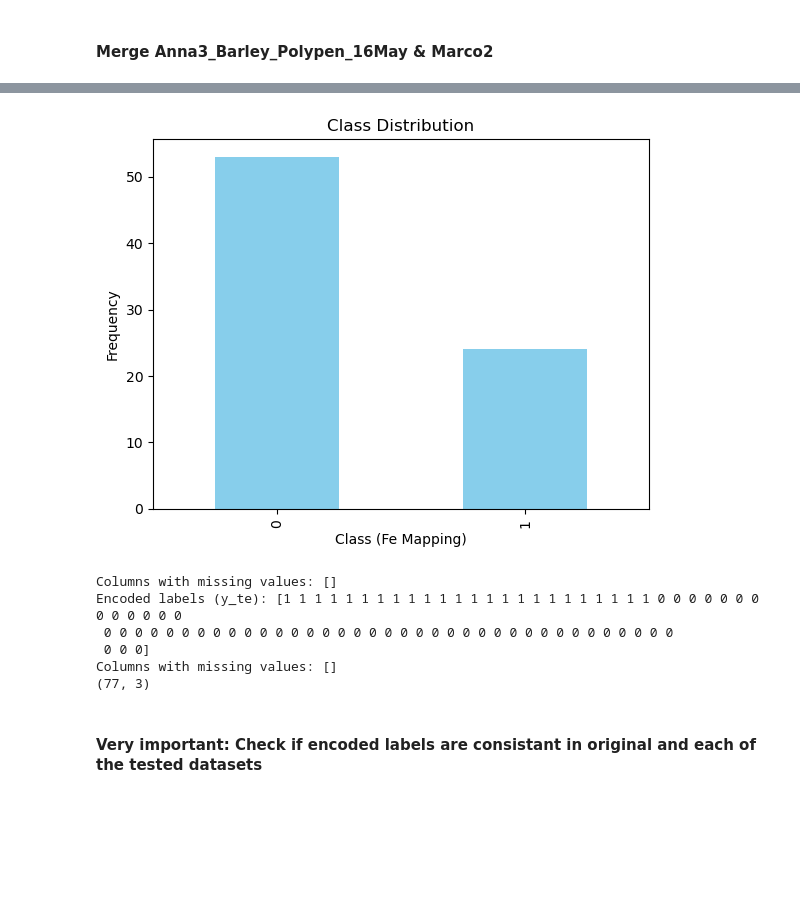
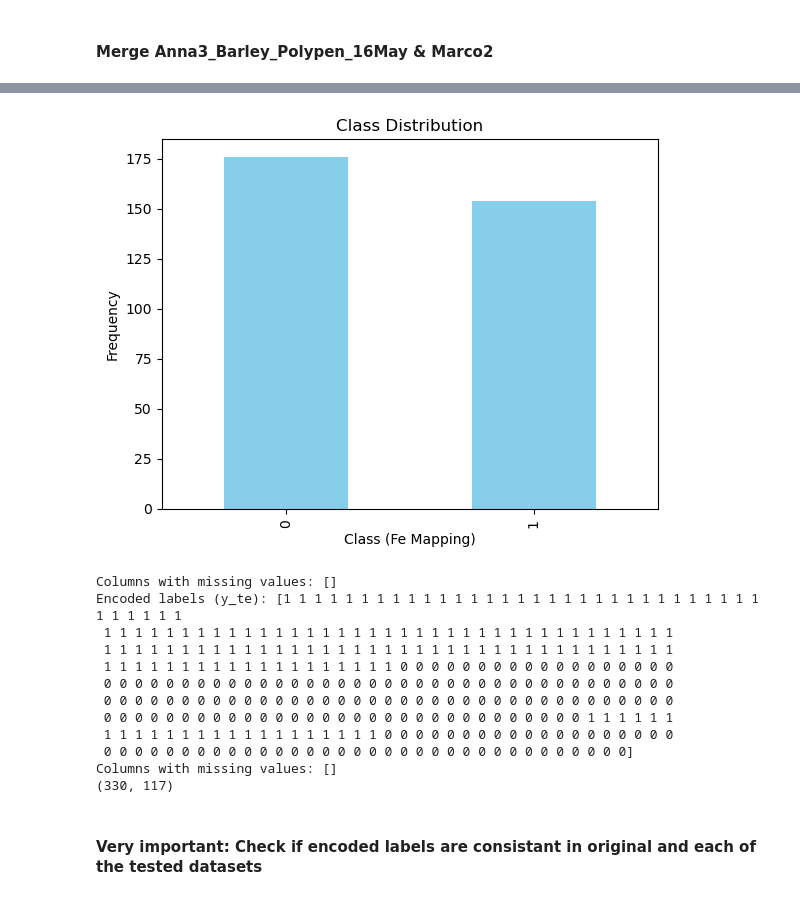
Before and after one commit to hsnvnd/Plant_Lab_Tasks, a Jupyter notebook: Hyperspectral_FeDeficiency_BiClassification/Hyperspectral_FeDeficiency_BiClassification_Marco2.ipynb, the cells around one changed output, grey strips where cells are left out. Cells and saved outputs as stored; diff of their text form; code cells hidden in the pictures; blank space fills up the shorter version.

```diff
--- a/Hyperspectral_FeDeficiency_BiClassification/Hyperspectral_FeDeficiency_BiClassification_Marco2.ipynb
+++ b/Hyperspectral_FeDeficiency_BiClassification/Hyperspectral_FeDeficiency_BiClassification_Marco2.ipynb
@@ -61,7 +61,7 @@ data = data.drop(columns=['Leaf'])
 # If you want "All Wavelengths in Marco2, except for the last feature that does not exist in the Original dataset" ---> [397-792] or 135 features
 # X = data.iloc[:, 3:138]
 # If you want "trimmed Wavelengths in Marco2, except for the last feature that does not exist in the Original dataset" ---> [449-792] or 117 features
-# X = data.iloc[:, 21:138]
+X = data.iloc[:, 21:138]
 
 ###################### OLD ANALYSIS ######################
 # select only important Wavelengths introduced by SHAP, Remove "reduced-related" codes for these states
@@ -110,7 +110,7 @@ data = data.drop(columns=['Leaf'])
 # desired_columns=['X702.58', 'X699.60', 'X525.10']
 
 
-X = data[desired_columns]
+# X = data[desired_columns]
 y = data['Thesis']
 # if you execute "original dataset" as train/ Phase1, then comment the encoding lines below
 # Encode the 'Thesis' column
@@ -245,16 +245,14 @@ Number of features with 0.0 importance: 0
 # # Anna3_Marco2.to_csv('Merged_Anna3_Marco2.txt', sep='\t', index=False, header=False)
 # %%
 # Step 2: Load and process the second dataset
-# Load Marco2
-# test_df = pd.read_csv('Marco2.txt', delimiter='\t')
 # Load Merged file of Anna3&Marco2
-# test_df = pd.read_csv('Merged_Anna3_Marco2.txt', delimiter='\t')
+test_df = pd.read_csv('Merged_Anna3_Marco2.txt', delimiter='\t')
 
 # Phase3, test index on each plant tupe of the test set individually. Marco2 has Lupine, Anna3 has Barely
 # read only Anna3's rows, the Barely crop
 # test_df = pd.read_csv('Merged_Anna3_Marco2.txt', delimiter='\t', nrows=253)
 # read only Marco2's rows, the Lupine crop
-test_df = pd.read_csv('Merged_Anna3_Marco2.txt', delimiter='\t', skiprows=range(1, 254))
+# test_df = pd.read_csv('Merged_Anna3_Marco2.txt', delimiter='\t', skiprows=range(1, 254))
 
 print (test_df)
 
@@ -262,10 +260,12 @@ print (test_df)
 test_feature_names = test_df.columns[3:]  #397-792 must be filtered
 print("test_feature_names are:",len(test_feature_names))
 # Rename the "treatment" column to "Name" in df_Marco2
-df_Marco2.rename(columns={'treatment': 'Name'}, inplace=True)
-
+# df_Marco2.rename(columns={'treatment': 'Name'}, inplace=True)
+test_df.rename(columns={'treatment': 'Name'}, inplace=True)
+print("**********")
+print(test_df.columns)
 # Verify the column name change
-print(df_Marco2.columns)
+# print(df_Marco2.columns)
 
 # Step 3: Match feature names between the two datasets
 # Match features by comparing numeric parts (ignoring the "X" prefix)
@@ -291,6 +291,28 @@ print("Shape of y_te (labels from second file):", y_te.shape)
 
 X_te.columns = X.columns  # Update the column names to match those in X
 print(X_te.head())
+
+# save the results
+# Extract the first 3 columns (metadata)
+# metadata_columns = test_df.iloc[:, :3]
+# # Combine with filtered features
+# output_df = pd.concat([metadata_columns, X_te], axis=1)
+# # Save to a tab-delimited .txt file
+# output_df.to_csv('Processed_Test_Set.txt', sep='\t', index=False)
+
+# Step 1: Extract first 3 metadata columns
+metadata_columns = test_df.iloc[:, :3]
+# Step 2: Combine with matched features
+output_df = pd.concat([metadata_columns, X_te], axis=1)
+# Step 3: Create 'Specie' column (first 254 rows: 'Barely', rest: 'Lupine')
+specie_column = ['Barely'] * 253 + ['Lupine'] * (output_df.shape[0] - 253)
+# Step 4: Insert 'Specie' as the first column
+output_df.insert(0, 'Specie', specie_column)
+# Step 5: Save to tab-delimited .txt file
+output_df.to_csv('Processed_Test_Set.txt', sep='\t', index=False)
+
+
+
 
 # Check class distribution
 class_distribution = y_te.value_counts()
@@ -347,11 +369,17 @@ print(X_scaled_te.shape)
 Name: count, dtype: int64
-[figure, old version]
+[figure, new version]
 Columns with missing values: []
-Encoded labels (y_te): [1 1 1 1 1 1 1 1 1 1 1 1 1 1 1 1 1 1 1 1 1 1 1 1 0 0 0 0 0 0 0 0 0 0 0 0 0
+Encoded labels (y_te): [1 1 1 1 1 1 1 1 1 1 1 1 1 1 1 1 1 1 1 1 1 1 1 1 1 1 1 1 1 1 1 1 1 1 1 1 1
+ 1 1 1 1 1 1 1 1 1 1 1 1 1 1 1 1 1 1 1 1 1 1 1 1 1 1 1 1 1 1 1 1 1 1 1 1 1
+ 1 1 1 1 1 1 1 1 1 1 1 1 1 1 1 1 1 1 1 1 1 1 1 1 1 1 1 1 1 1 1 1 1 1 1 1 1
+ 1 1 1 1 1 1 1 1 1 1 1 1 1 1 1 1 1 1 1 0 0 0 0 0 0 0 0 0 0 0 0 0 0 0 0 0 0
  0 0 0 0 0 0 0 0 0 0 0 0 0 0 0 0 0 0 0 0 0 0 0 0 0 0 0 0 0 0 0 0 0 0 0 0 0
- 0 0 0]
+ 0 0 0 0 0 0 0 0 0 0 0 0 0 0 0 0 0 0 0 0 0 0 0 0 0 0 0 0 0 0 0 0 0 0 0 0 0
+ 0 0 0 0 0 0 0 0 0 0 0 0 0 0 0 0 0 0 0 0 0 0 0 0 0 0 0 0 0 0 0 1 1 1 1 1 1
+ 1 1 1 1 1 1 1 1 1 1 1 1 1 1 1 1 1 1 0 0 0 0 0 0 0 0 0 0 0 0 0 0 0 0 0 0 0
+ 0 0 0 0 0 0 0 0 0 0 0 0 0 0 0 0 0 0 0 0 0 0 0 0 0 0 0 0 0 0 0 0 0 0]
 Columns with missing values: []
-(77, 3)
+(330, 117)
 # %% [markdown]
 #### Very important: Check if encoded labels are consistant in original and each of the tested datasets
 # %%
```
Also changed, not shown: parts of 3 cells of this notebook, 1 other file.
